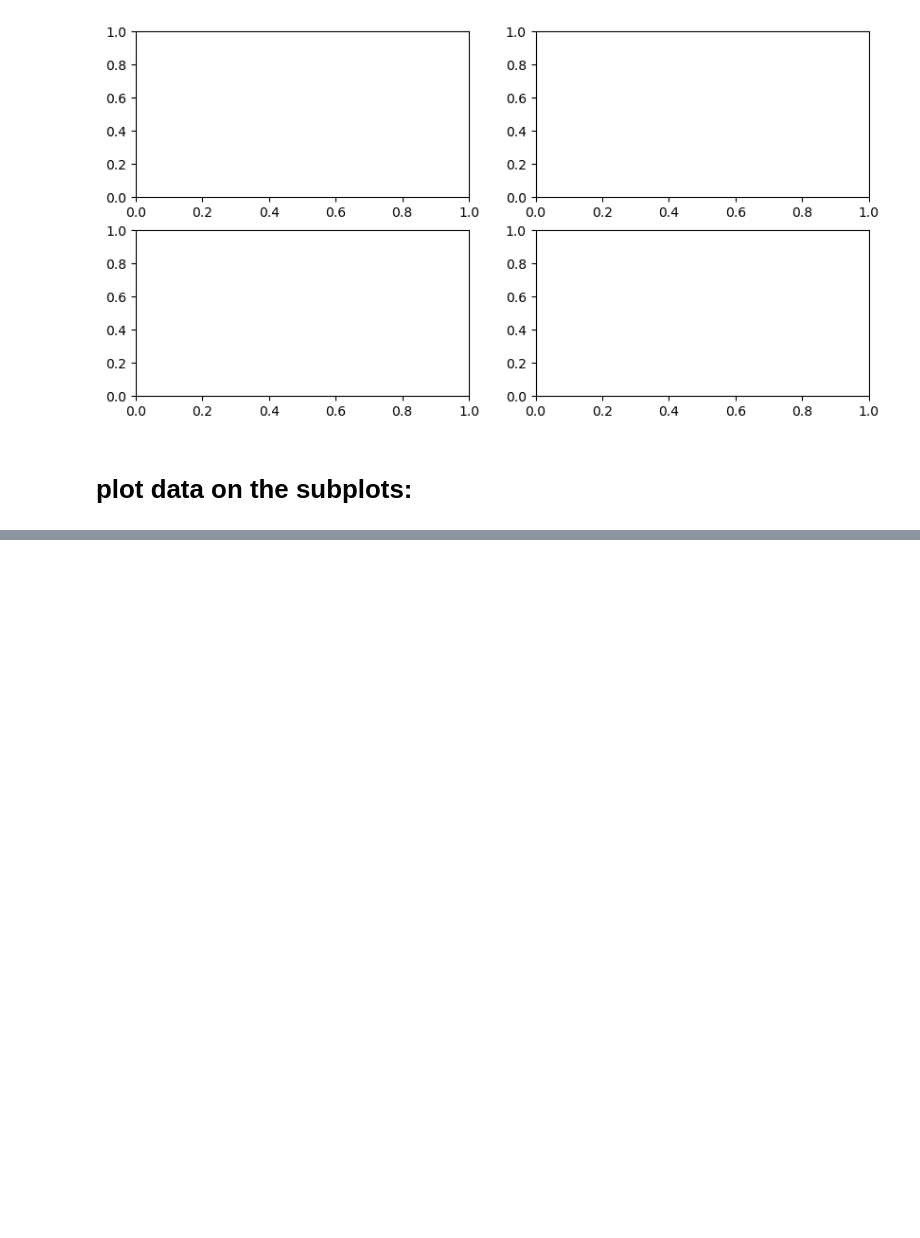
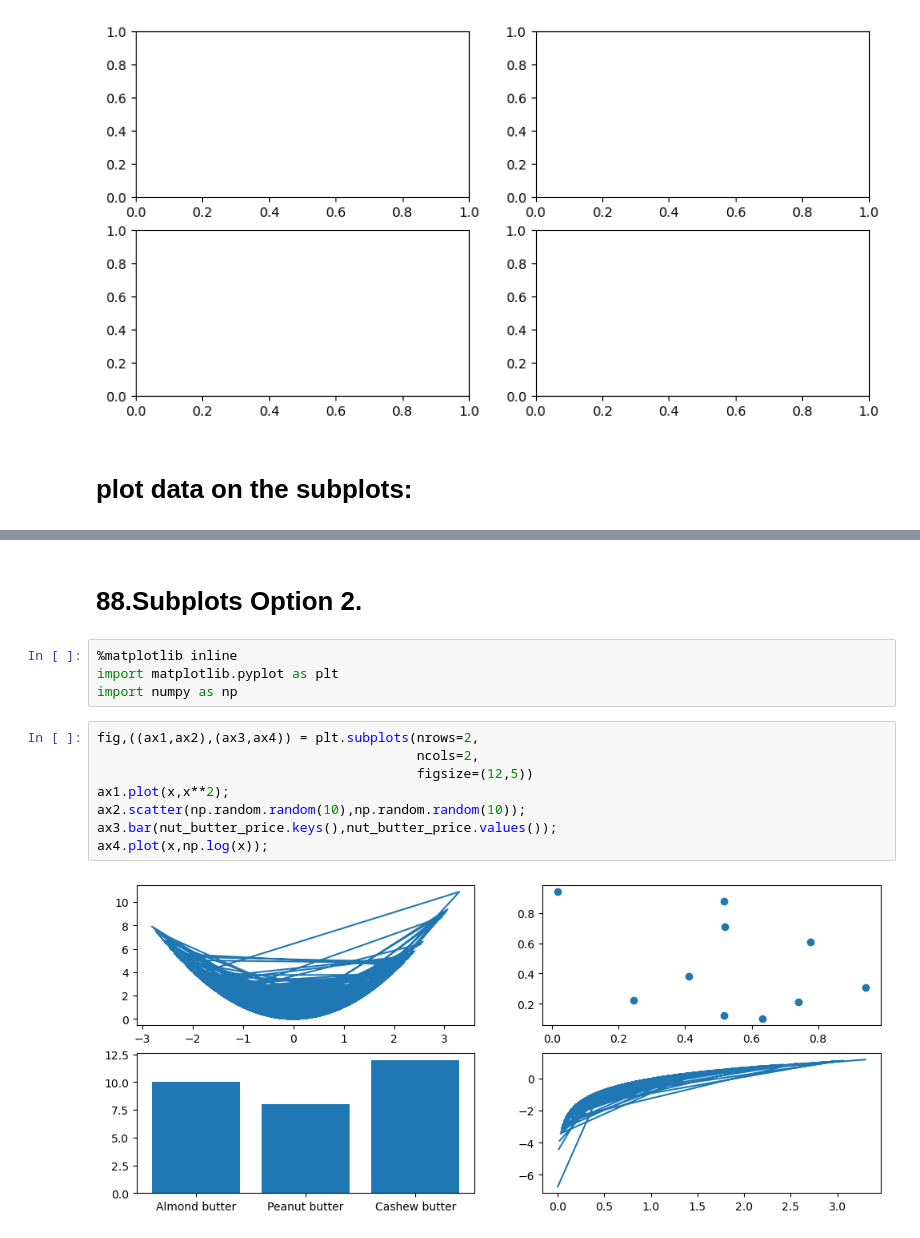
Before and after one commit to HM-bcard/Complete-Machine-Learning-Data-Science-Bootcamp, a Jupyter notebook: Introduction to Matplotlib.ipynb, the cells around one changed output, grey strips where cells are left out. Drawn from its saved outputs; the diff is of its cells as text; blank space fills up the shorter version.

```diff
--- a/Introduction to Matplotlib.ipynb
+++ b/Introduction to Matplotlib.ipynb
@@ -282,0 +285,16 @@ ax3.bar(nut_butter_price.keys(),nut_butter_price.values());
+# %% [markdown]
+# 88.__Subplots Option 2.__
+# %%
+%matplotlib inline
+import matplotlib.pyplot as plt
+import numpy as np
+# %%
+fig,((ax1,ax2),(ax3,ax4)) = plt.subplots(nrows=2,
+                                         ncols=2,
+                                         figsize=(12,5))
+ax1.plot(x,x**2);
+ax2.scatter(np.random.random(10),np.random.random(10));
+ax3.bar(nut_butter_price.keys(),nut_butter_price.values());
+ax4.plot(x,np.log(x));
+# %% [output]
+[figure, added]
```
Also changed, not shown: parts of 48 cells of this notebook, 1 other file.
